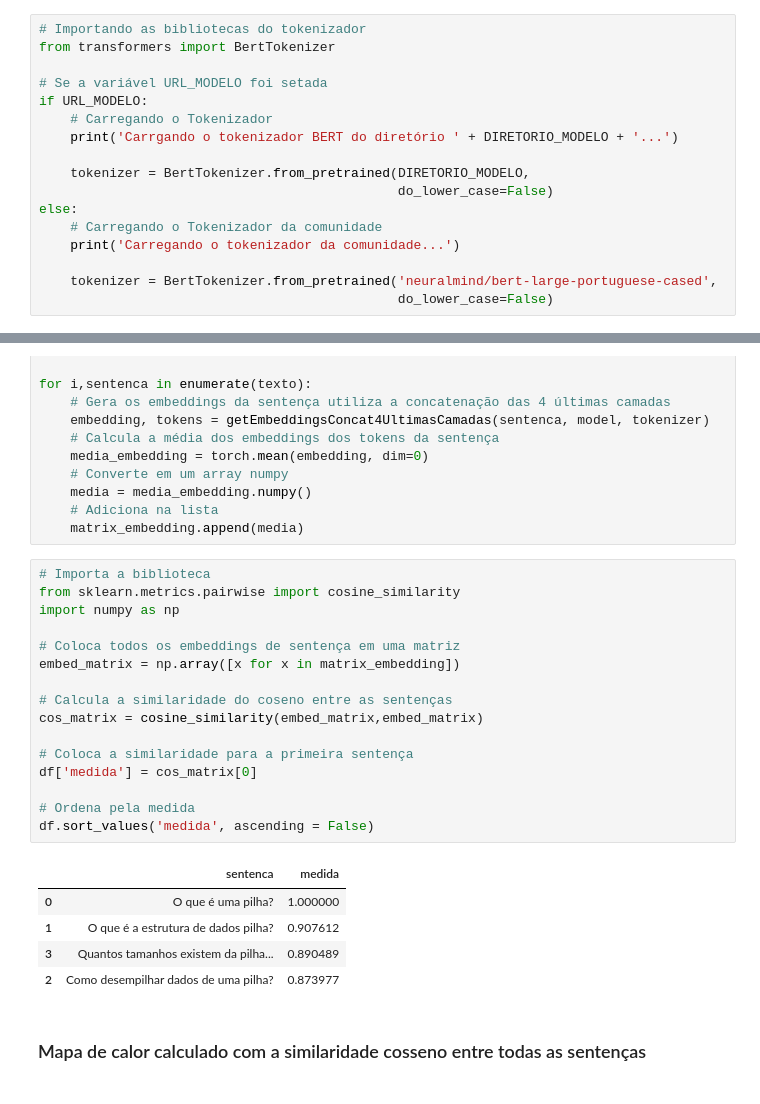
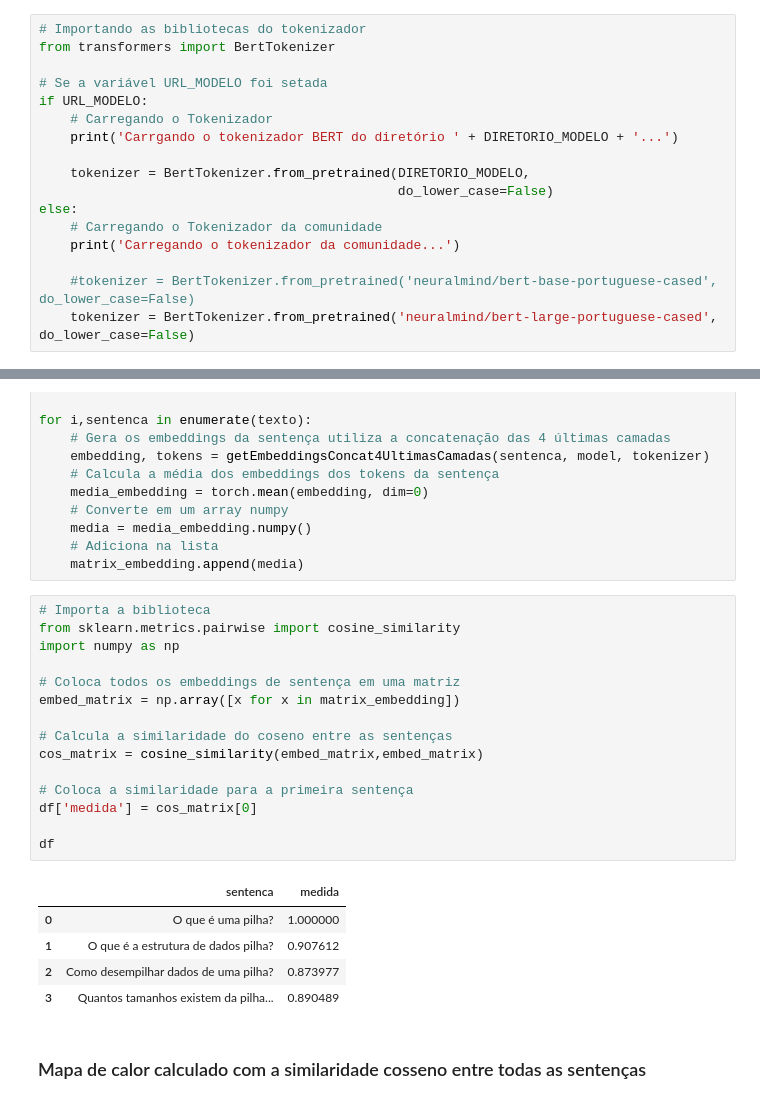
Before and after one commit to osmarbraz/exemplos_BERT, a Jupyter notebook: ExemplosWordEmbeddingContextualBERT_pt_br.ipynb, the cells around one changed output, grey strips where cells are left out. Drawn from its saved outputs; the diff is of its cells as text.

```diff
--- a/ExemplosWordEmbeddingContextualBERT_pt_br.ipynb
+++ b/ExemplosWordEmbeddingContextualBERT_pt_br.ipynb
@@ -181,8 +181,8 @@ else:
     # Carregando o Tokenizador da comunidade
     print('Carregando o tokenizador da comunidade...')
 
-    tokenizer = BertTokenizer.from_pretrained('neuralmind/bert-large-portuguese-cased',
-                                              do_lower_case=False)
+    #tokenizer = BertTokenizer.from_pretrained('neuralmind/bert-base-portuguese-cased', do_lower_case=False)
+    tokenizer = BertTokenizer.from_pretrained('neuralmind/bert-large-portuguese-cased', do_lower_case=False)
 # %% [output]
 Carrgando o tokenizador BERT do diretório /content/modelo...
 # %% [markdown]
@@ -2919,25 +2919,24 @@ for i,sentenca in enumerate(texto):
 # %%
 # Importa a biblioteca
 from sklearn.metrics.pairwise import cosine_similarity
 import numpy as np
 
 # Coloca todos os embeddings de sentença em uma matriz
 embed_matrix = np.array([x for x in matrix_embedding])
 
 # Calcula a similaridade do coseno entre as sentenças
 cos_matrix = cosine_similarity(embed_matrix,embed_matrix)
 
 # Coloca a similaridade para a primeira sentença
 df['medida'] = cos_matrix[0]
 
-# Ordena pela medida
-df.sort_values('medida', ascending = False)
+df
 # %% [output]
 |  | sentenca | medida |
 | 0 | O que é uma pilha? | 1.000000 |
 | 1 | O que é a estrutura de dados pilha? | 0.907612 |
+| 2 | Como desempilhar dados de uma pilha? | 0.873977 |
 | 3 | Quantos tamanhos existem da pilha... | 0.890489 |
-| 2 | Como desempilhar dados de uma pilha? | 0.873977 |
 # %% [markdown]
 ### Mapa de calor calculado com a similaridade cosseno entre todas as sentenças
 # %%
```
Also changed, not shown: parts of 3 cells of this notebook.
